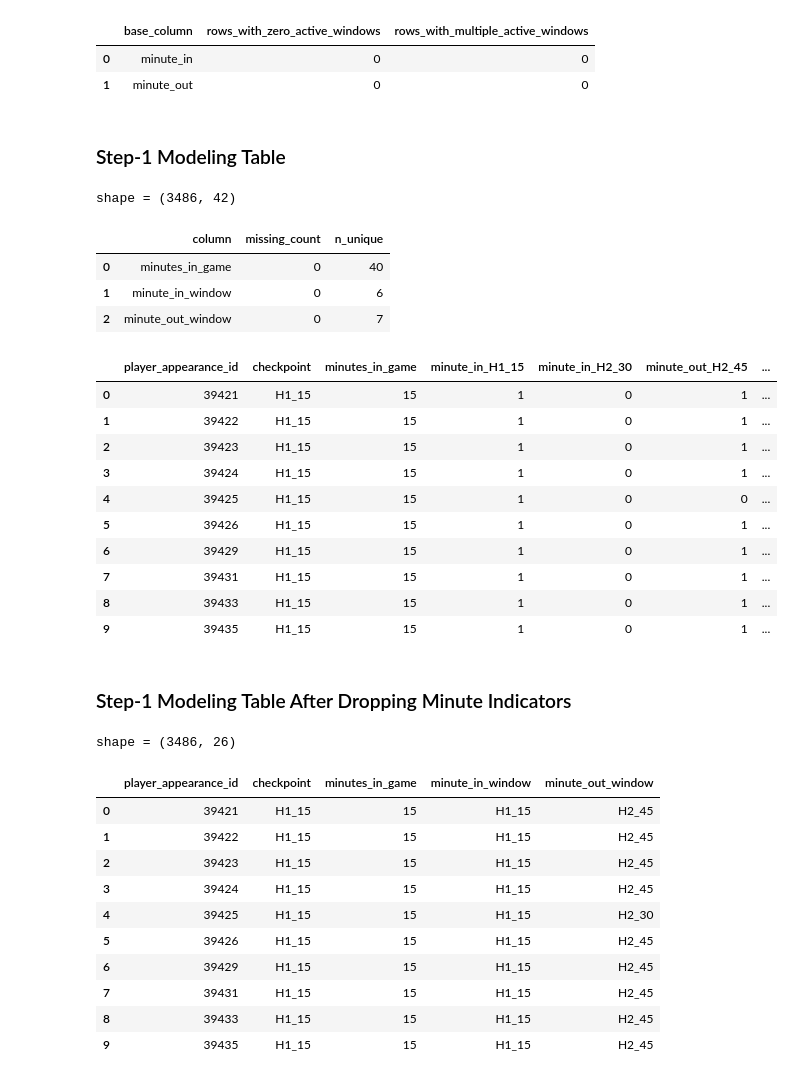
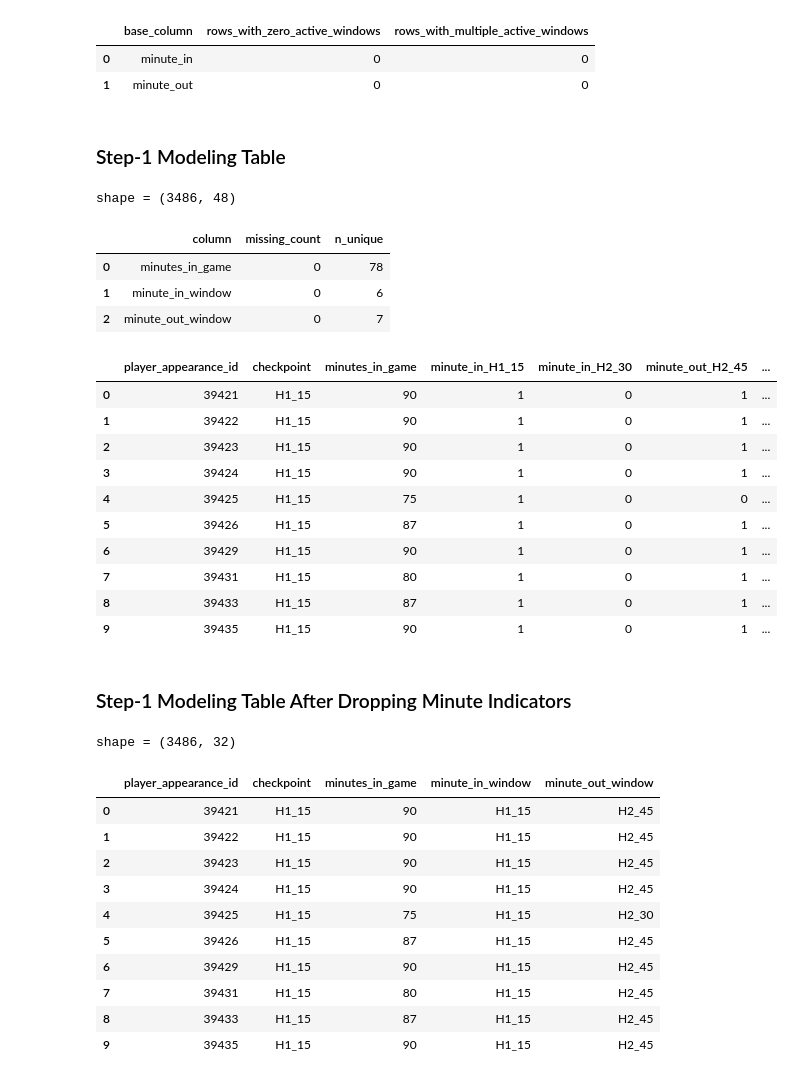
Before and after one commit to janwolyniak/WEC_26, a Jupyter notebook: notebooks/data_cleaning_feature_selection_general.ipynb, the cells around one changed output. Cells and saved outputs as stored; diff of their text form; code cells hidden in the pictures.

```diff
--- a/notebooks/data_cleaning_feature_selection_general.ipynb
+++ b/notebooks/data_cleaning_feature_selection_general.ipynb
@@ -298,29 +298,7 @@ checkpoint_windows = {
     "ET2_15": (106, 120),
 }
 
-checkpoint_to_cont_min = {
-    "H1_15": 15,
-    "H1_30": 30,
-    "H1_45": 45,
-    "H2_15": 60,
-    "H2_30": 75,
-    "H2_45": 90,
-    "ET1_15": 105,
-    "ET2_15": 120,
-}
-
-distance_based_feature_columns = [
-    "last15_distance",
-    "last15_mean_max_speed",
-    "last15_peak_speed",
-    "cumul_distance",
-    "cumul_mean_max_speed",
-    "cumul_peak_speed",
-]
-
 df = tables["players_quarters_final.csv"].copy()
-df = df.drop(columns=distance_based_feature_columns, errors="ignore")
-tables["players_quarters_final.csv"] = df
 engineered_minute_columns = []
 
 for base_column in ["minute_in", "minute_out"]:
@@ -500,10 +478,7 @@ display(compression_diagnostics)
 | 1 | minute_out | 0 | 0 |
 # %%
 clean_df = df.copy()
-clean_df["checkpoint_cont_min"] = clean_df["checkpoint"].astype(str).map(checkpoint_to_cont_min)
-clean_df["minutes_in_game"] = (
-    clean_df["checkpoint_cont_min"] - clean_df["minute_in"] + 1
-).clip(lower=0).astype("int64")
+clean_df["minutes_in_game"] = (clean_df["minute_out"] + 1 - clean_df["minute_in"]).astype("int64")
 clean_df["minute_in_window"] = pd.Categorical(
     minute_in_window,
     categories=minute_window_order,
@@ -517,7 +492,6 @@ clean_df["minute_out_window"] = pd.Categorical(
 
 clean_df = clean_df.drop(
     columns=[
-        "checkpoint_cont_min",
         "checkpoint_period",
         "checkpoint_min",
         "minute_in",
@@ -536,45 +510,45 @@ replacement_columns = [
 replacement_missingness = pd.DataFrame(
     {
         "column": replacement_columns,
         "missing_count": [int(clean_df[column].isna().sum()) for column in replacement_columns],
         "n_unique": [int(clean_df[column].nunique(dropna=True)) for column in replacement_columns],
     }
 )
 
 display(Markdown("### Step-1 Modeling Table"))
 print(f"shape = {clean_df.shape}")
 display(replacement_missingness)
 preview_columns = [
     "player_appearance_id",
     "checkpoint",
     "minutes_in_game",
     "minute_in_H1_15",
     "minute_in_H2_30",
     "minute_out_H2_45",
     "minute_out_ET2_15",
     "minute_in_window",
     "minute_out_window",
 ]
 
 display(clean_df[preview_columns].head(10))
 # %% [output]
 ### Step-1 Modeling Table
-shape = (3486, 42)
+shape = (3486, 48)
 |  | column | missing_count | n_unique |
-| 0 | minutes_in_game | 0 | 40 |
+| 0 | minutes_in_game | 0 | 78 |
 | 1 | minute_in_window | 0 | 6 |
 | 2 | minute_out_window | 0 | 7 |
 |  | player_appearance_id | checkpoint | minutes_in_game | minute_in_H1_15 | minute_in_H2_30 | minute_out_H2_45 | ... |
-| 0 | 39421 | H1_15 | 15 | 1 | 0 | 1 | ... |
-| 1 | 39422 | H1_15 | 15 | 1 | 0 | 1 | ... |
-| 2 | 39423 | H1_15 | 15 | 1 | 0 | 1 | ... |
-| 3 | 39424 | H1_15 | 15 | 1 | 0 | 1 | ... |
-| 4 | 39425 | H1_15 | 15 | 1 | 0 | 0 | ... |
-| 5 | 39426 | H1_15 | 15 | 1 | 0 | 1 | ... |
-| 6 | 39429 | H1_15 | 15 | 1 | 0 | 1 | ... |
-| 7 | 39431 | H1_15 | 15 | 1 | 0 | 1 | ... |
-| 8 | 39433 | H1_15 | 15 | 1 | 0 | 1 | ... |
-| 9 | 39435 | H1_15 | 15 | 1 | 0 | 1 | ... |
+| 0 | 39421 | H1_15 | 90 | 1 | 0 | 1 | ... |
+| 1 | 39422 | H1_15 | 90 | 1 | 0 | 1 | ... |
+| 2 | 39423 | H1_15 | 90 | 1 | 0 | 1 | ... |
+| 3 | 39424 | H1_15 | 90 | 1 | 0 | 1 | ... |
+| 4 | 39425 | H1_15 | 75 | 1 | 0 | 0 | ... |
+| 5 | 39426 | H1_15 | 87 | 1 | 0 | 1 | ... |
+| 6 | 39429 | H1_15 | 90 | 1 | 0 | 1 | ... |
+| 7 | 39431 | H1_15 | 80 | 1 | 0 | 1 | ... |
+| 8 | 39433 | H1_15 | 87 | 1 | 0 | 1 | ... |
+| 9 | 39435 | H1_15 | 90 | 1 | 0 | 1 | ... |
 # %%
 minute_indicator_columns_to_drop = [
     "minute_in_H1_15",
@@ -603,18 +577,18 @@ print(f"shape = {clean_df.shape}")
 display(clean_df[["player_appearance_id", "checkpoint", "minutes_in_game", "minute_in_window", "minute_out_window"]].head(10))
 # %% [output]
 ### Step-1 Modeling Table After Dropping Minute Indicators
-shape = (3486, 26)
+shape = (3486, 32)
 |  | player_appearance_id | checkpoint | minutes_in_game | minute_in_window | minute_out_window |
-| 0 | 39421 | H1_15 | 15 | H1_15 | H2_45 |
-| 1 | 39422 | H1_15 | 15 | H1_15 | H2_45 |
-| 2 | 39423 | H1_15 | 15 | H1_15 | H2_45 |
-| 3 | 39424 | H1_15 | 15 | H1_15 | H2_45 |
-| 4 | 39425 | H1_15 | 15 | H1_15 | H2_30 |
-| 5 | 39426 | H1_15 | 15 | H1_15 | H2_45 |
-| 6 | 39429 | H1_15 | 15 | H1_15 | H2_45 |
-| 7 | 39431 | H1_15 | 15 | H1_15 | H2_45 |
-| 8 | 39433 | H1_15 | 15 | H1_15 | H2_45 |
-| 9 | 39435 | H1_15 | 15 | H1_15 | H2_45 |
+| 0 | 39421 | H1_15 | 90 | H1_15 | H2_45 |
+| 1 | 39422 | H1_15 | 90 | H1_15 | H2_45 |
+| 2 | 39423 | H1_15 | 90 | H1_15 | H2_45 |
+| 3 | 39424 | H1_15 | 90 | H1_15 | H2_45 |
+| 4 | 39425 | H1_15 | 75 | H1_15 | H2_30 |
+| 5 | 39426 | H1_15 | 87 | H1_15 | H2_45 |
+| 6 | 39429 | H1_15 | 90 | H1_15 | H2_45 |
+| 7 | 39431 | H1_15 | 80 | H1_15 | H2_45 |
+| 8 | 39433 | H1_15 | 87 | H1_15 | H2_45 |
+| 9 | 39435 | H1_15 | 90 | H1_15 | H2_45 |
 # %%
 pass_df = tables["player_appearance_pass.csv"].copy()
 
```
Also changed, not shown: parts of 8 cells of this notebook.
